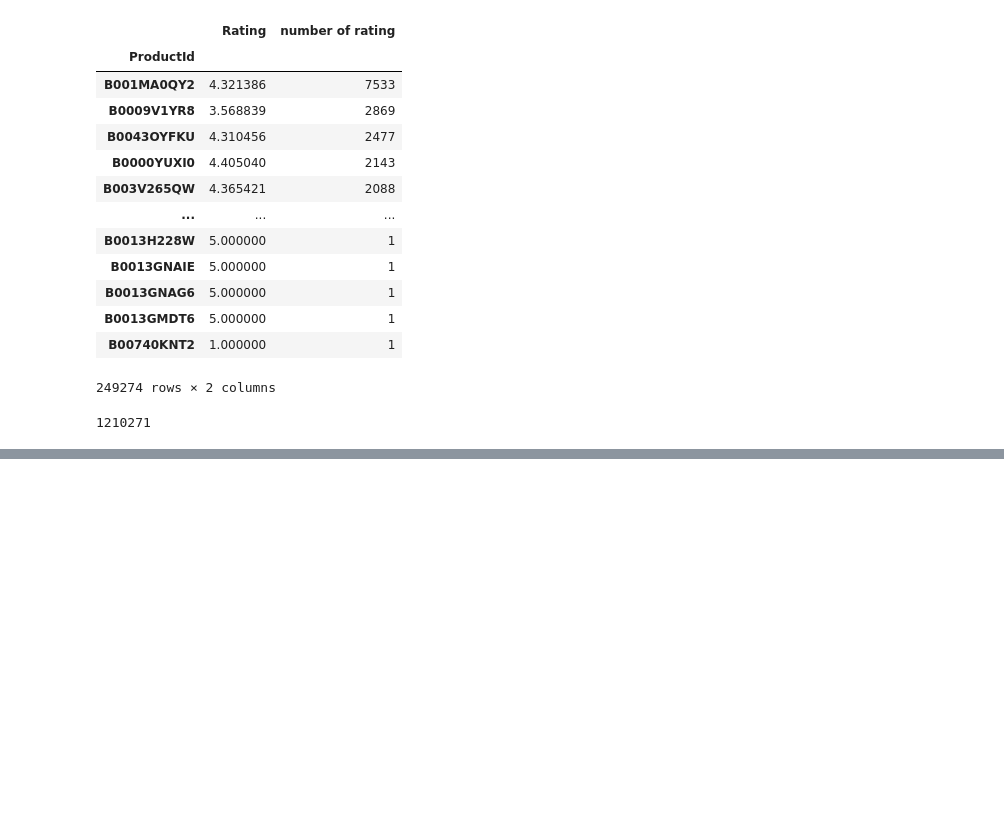
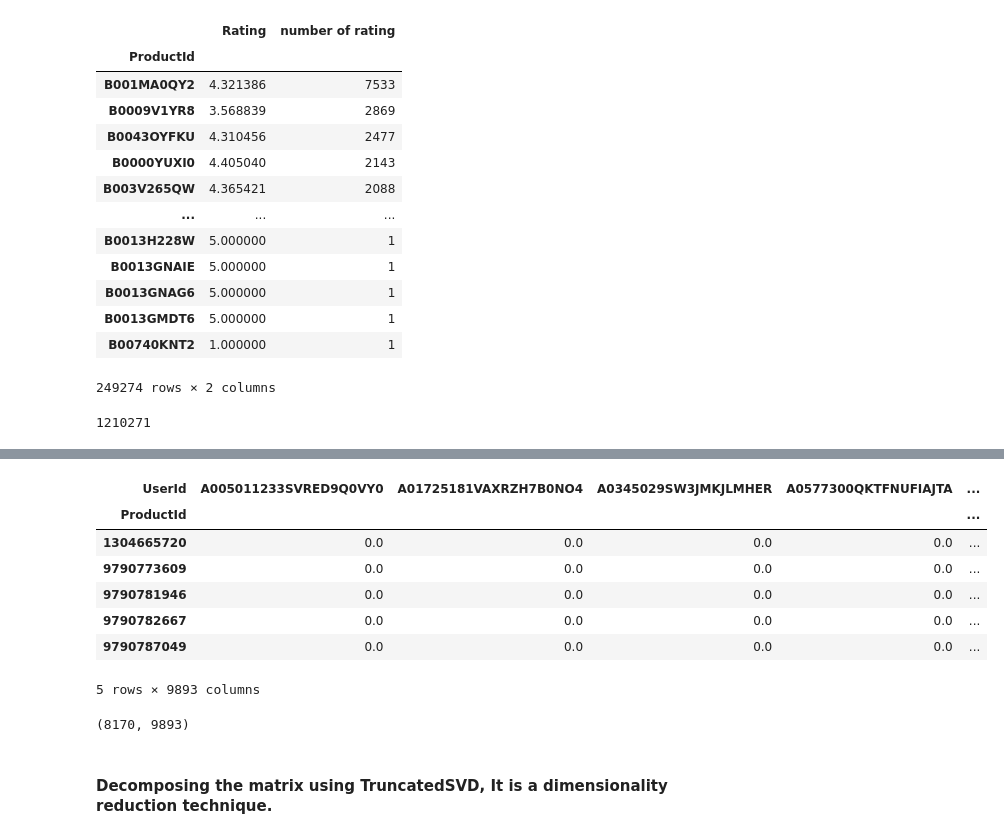
Before and after one commit to kelvin-kahuho/Storefront, a Jupyter notebook: store/recommendation system/recommendations.ipynb, the cells around one changed output, grey strips where cells are left out. Drawn from its saved outputs; the diff is of its cells as text; code cells hidden in the pictures; blank space fills up the shorter version.

```diff
--- a/store/recommendation system/recommendations.ipynb
+++ b/store/recommendation system/recommendations.ipynb
@@ -252,0 +233,22 @@ data.shape
+# %%
+ratings_utility_matrix.fillna(0, inplace=True)
+# %%
+# Transpose the matrix
+X = ratings_utility_matrix.T
+# %%
+X.head()
+# %% [output]
+| UserId | A005011233SVRED9Q0VY0 | A01725181VAXRZH7B0NO4 | A0345029SW3JMKJLMHER | A0577300QKTFNUFIAJTA | ... |
+| ProductId |  |  |  |  | ... |
+| 1304665720 | 0.0 | 0.0 | 0.0 | 0.0 | ... |
+| 9790773609 | 0.0 | 0.0 | 0.0 | 0.0 | ... |
+| 9790781946 | 0.0 | 0.0 | 0.0 | 0.0 | ... |
+| 9790782667 | 0.0 | 0.0 | 0.0 | 0.0 | ... |
+| 9790787049 | 0.0 | 0.0 | 0.0 | 0.0 | ... |
+5 rows × 9893 columns
+# %%
+X.shape
+# %% [output]
+(8170, 9893)
+# %% [markdown]
+#### Decomposing the matrix using TruncatedSVD, It is a dimensionality reduction technique.
```
Also changed, not shown: parts of 19 cells of this notebook, 5 other files.
